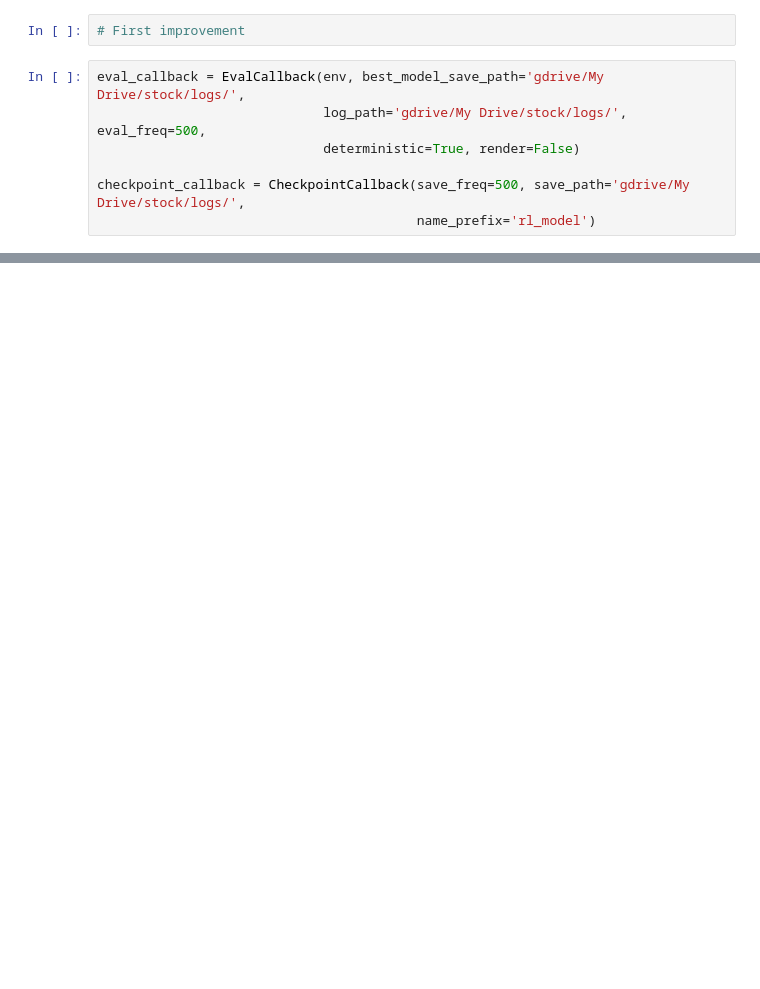
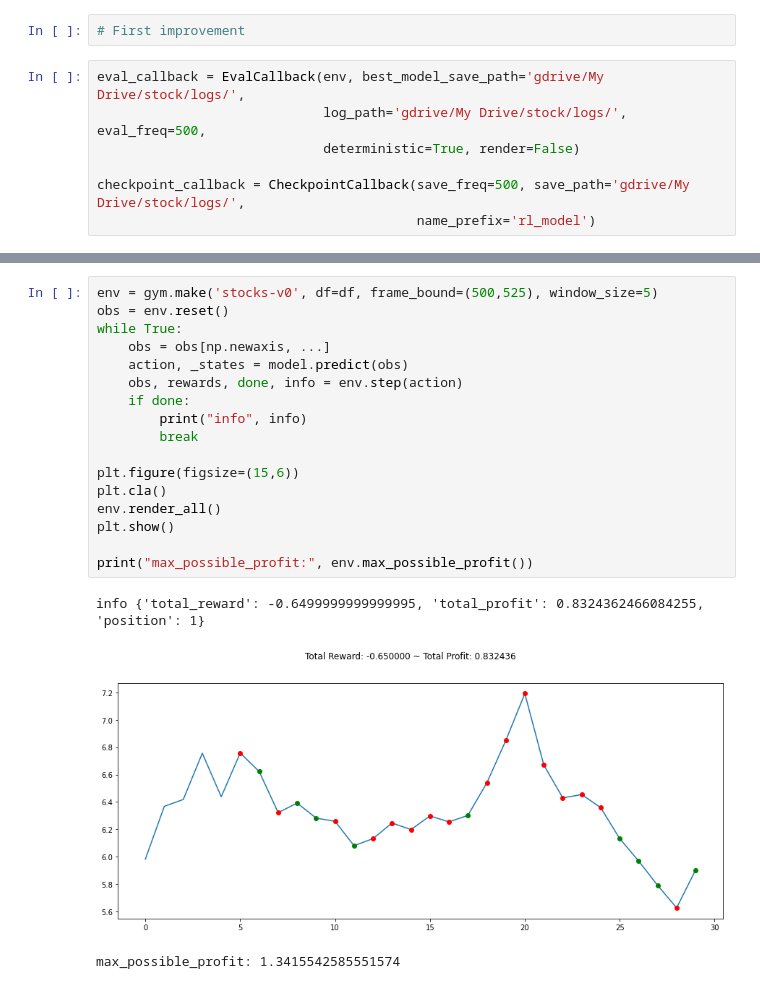
Before and after one commit to brandonanhorn/projects, a Jupyter notebook: RL_trading/RL_trading_TSLA.ipynb, the cells around one changed output, grey strips where cells are left out. Saved outputs shown, nothing was run; the diff lists cells and outputs as text; blank space fills up the shorter version.

```diff
--- a/RL_trading/RL_trading_TSLA.ipynb
+++ b/RL_trading/RL_trading_TSLA.ipynb
@@ -166,0 +221,21 @@ info {'total_reward': 0.7459999999999996, 'total_profit': 1.116579796102053, 'po
+# %%
+env = gym.make('stocks-v0', df=df, frame_bound=(500,525), window_size=5)
+obs = env.reset()
+while True:
+    obs = obs[np.newaxis, ...]
+    action, _states = model.predict(obs)
+    obs, rewards, done, info = env.step(action)
+    if done:
+        print("info", info)
+        break
+
+plt.figure(figsize=(15,6))
+plt.cla()
+env.render_all()
+plt.show()
+
+print("max_possible_profit:", env.max_possible_profit())
+# %% [output]
+info {'total_reward': -0.6499999999999995, 'total_profit': 0.8324362466084255, 'position': 1}
+[figure, added]
+max_possible_profit: 1.3415542585551574
```
Also changed, not shown: parts of 8 cells of this notebook.
